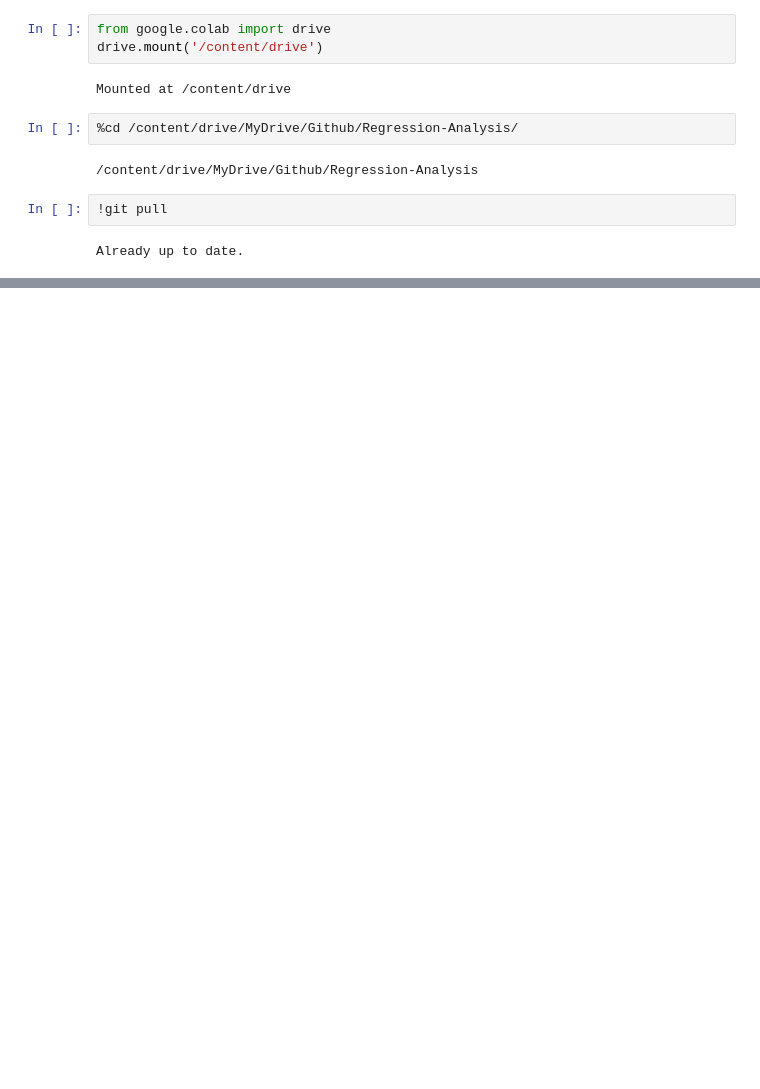
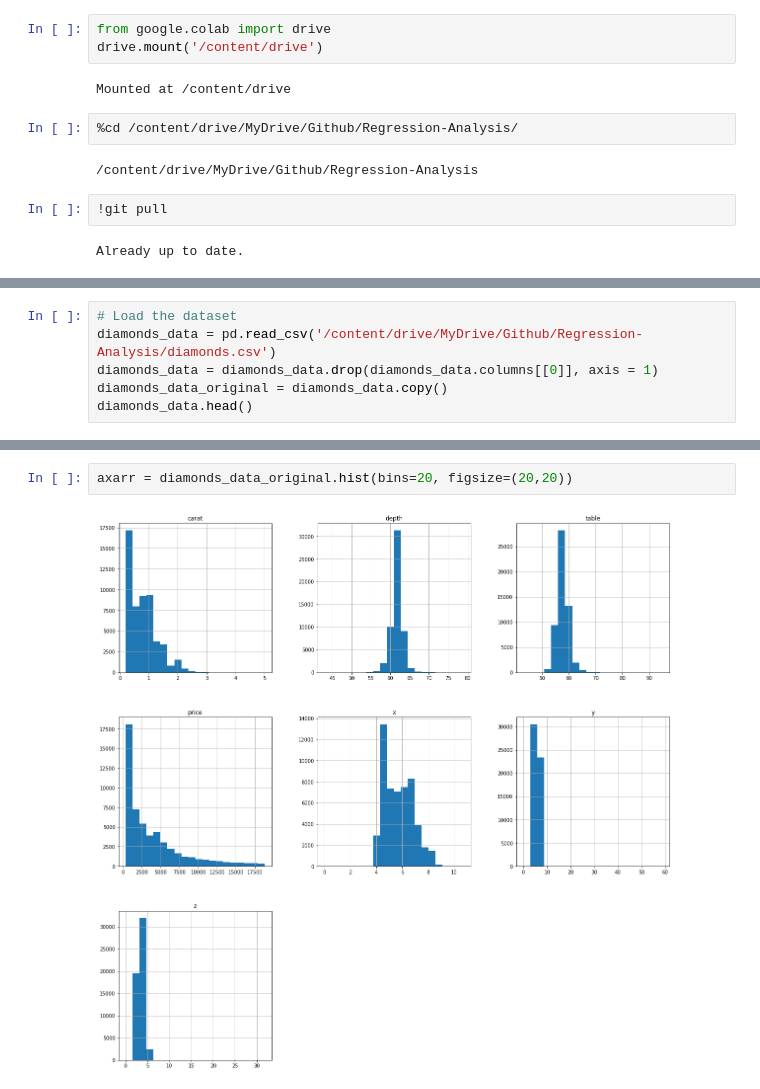
Before and after one commit to diplav09/Regression-Analysis, a Jupyter notebook: LSDM Project 4 Diamonds 1-5.ipynb, the cells around one changed output, grey strips where cells are left out. Saved outputs shown, nothing was run; the diff lists cells and outputs as text; blank space fills up the shorter version.

Commit message:
Q1 plots completed

```diff
--- a/LSDM Project 4 Diamonds 1-5.ipynb
+++ b/LSDM Project 4 Diamonds 1-5.ipynb
@@ -13,0 +24,6 @@ Already up to date.
+# %%
+# Load the dataset
+diamonds_data = pd.read_csv('/content/drive/MyDrive/Github/Regression-Analysis/diamonds.csv')
+diamonds_data = diamonds_data.drop(diamonds_data.columns[[0]], axis = 1)
+diamonds_data_original = diamonds_data.copy()
+diamonds_data.head()
@@ -13,0 +123,4 @@ Already up to date.
+# %%
+axarr = diamonds_data_original.hist(bins=20, figsize=(20,20))
+# %% [output]
+[figure, added]
```
Also changed, not shown: parts of 16 cells of this notebook.
